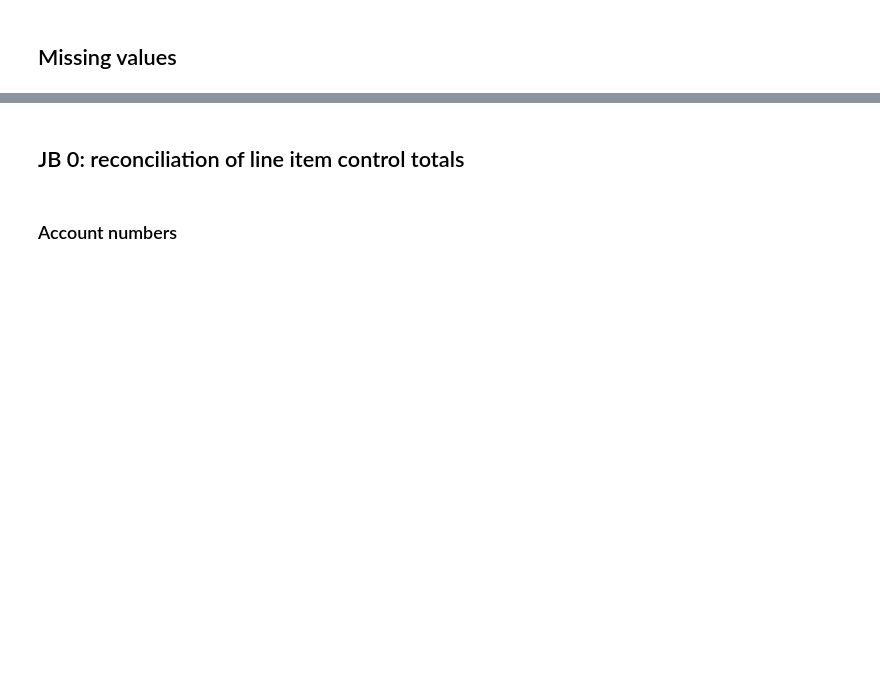
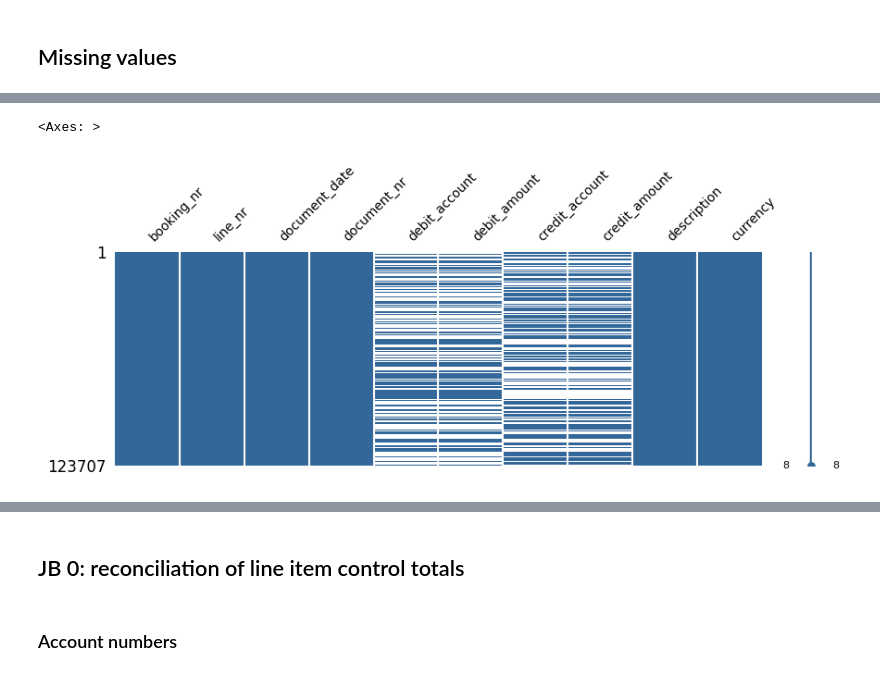
Before and after one commit to tlex-web/journal-entry-tests, a Jupyter notebook: JET.ipynb, the cells around one changed output, grey strips where cells are left out. Cells and saved outputs as stored; diff of their text form; code cells hidden in the pictures; blank space fills up the shorter version.

```diff
--- a/JET.ipynb
+++ b/JET.ipynb
@@ -433,0 +438,5 @@ dtype: int64
+# %%
+msno.matrix(df_gl, figsize=(10, 3), fontsize=10, color=(0.2, 0.4, 0.6))
+# %% [output]
+<Axes: >
+[figure, added]
```
Also changed, not shown: parts of 26 cells of this notebook, 7 other files.
